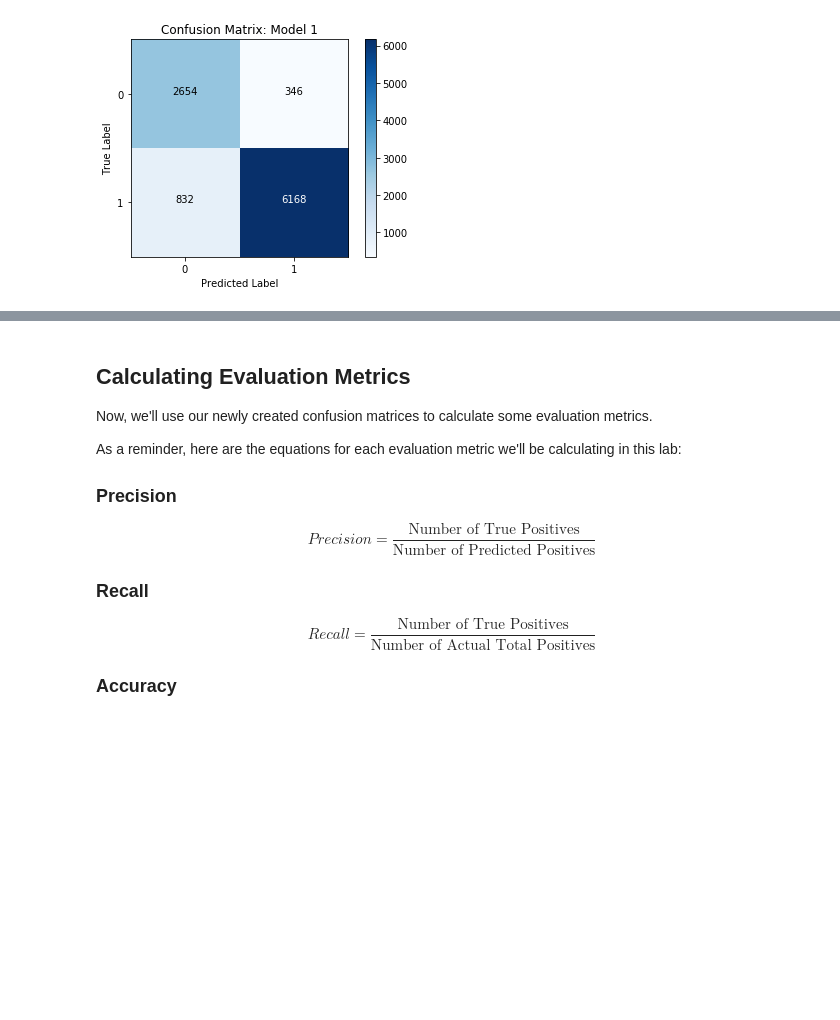
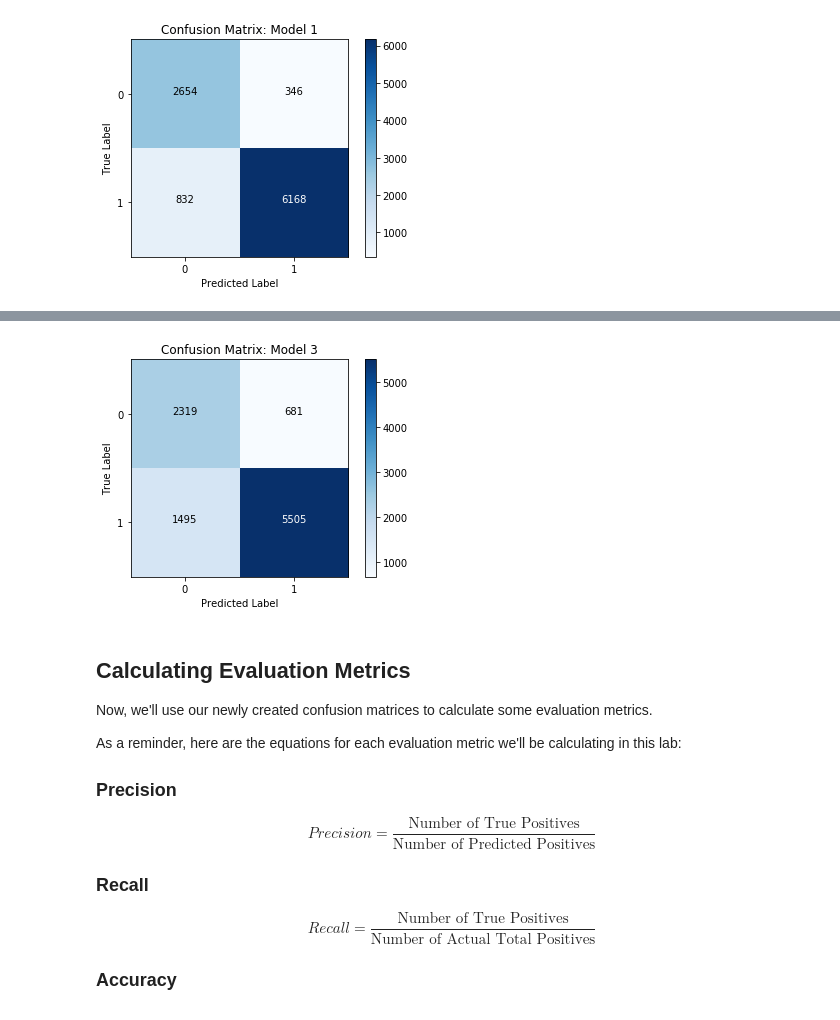
Before and after one commit to feiqi9047/dsc-3-27-08-evaluation-metrics-lab-nyc-ds-career-031119, a Jupyter notebook: index.ipynb, the cells around one changed output, grey strips where cells are left out. Saved outputs shown, nothing was run; the diff lists cells and outputs as text; code cells hidden in the pictures; blank space fills up the shorter version.

```diff
--- a/index.ipynb
+++ b/index.ipynb
@@ -156,3 +160,7 @@ show_cf(labels, model1_preds, model_name='Model 1')
+# %%
+show_cf(labels, model3_preds, model_name='Model 3')
+# %% [output]
+[figure, added]
 # %% [markdown]
 ## Calculating Evaluation Metrics
 
```
Also changed, not shown: parts of 1 cell of this notebook.
